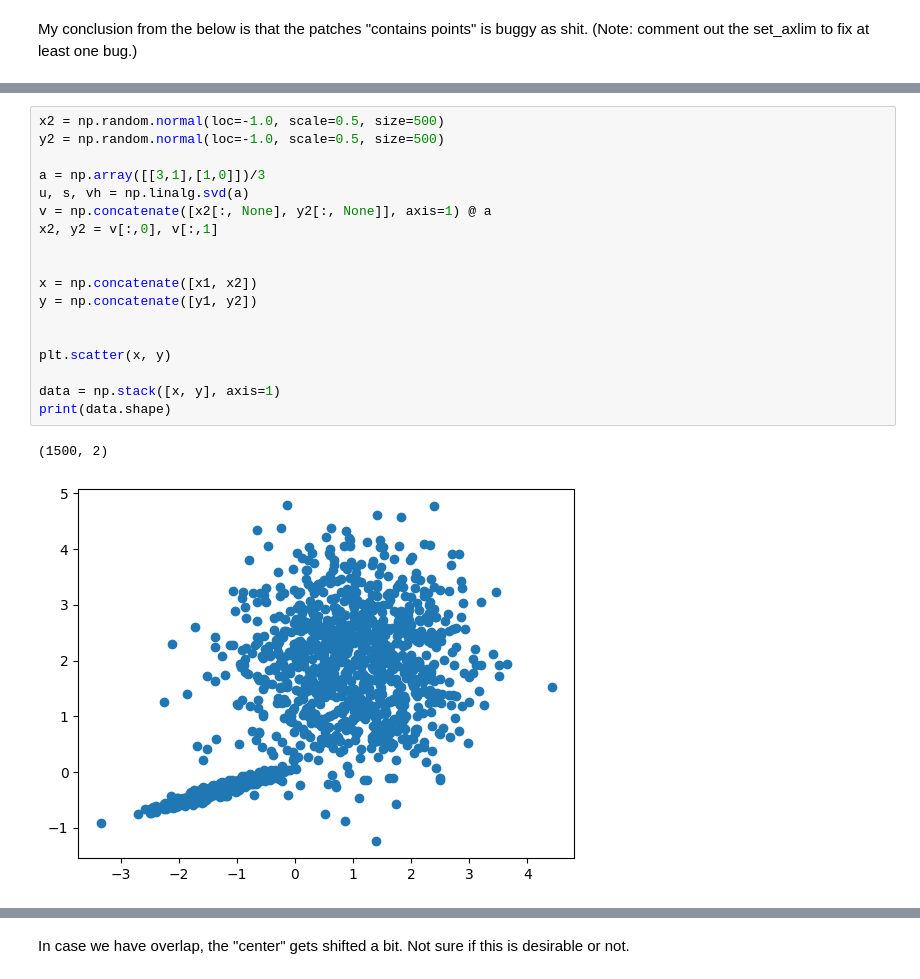
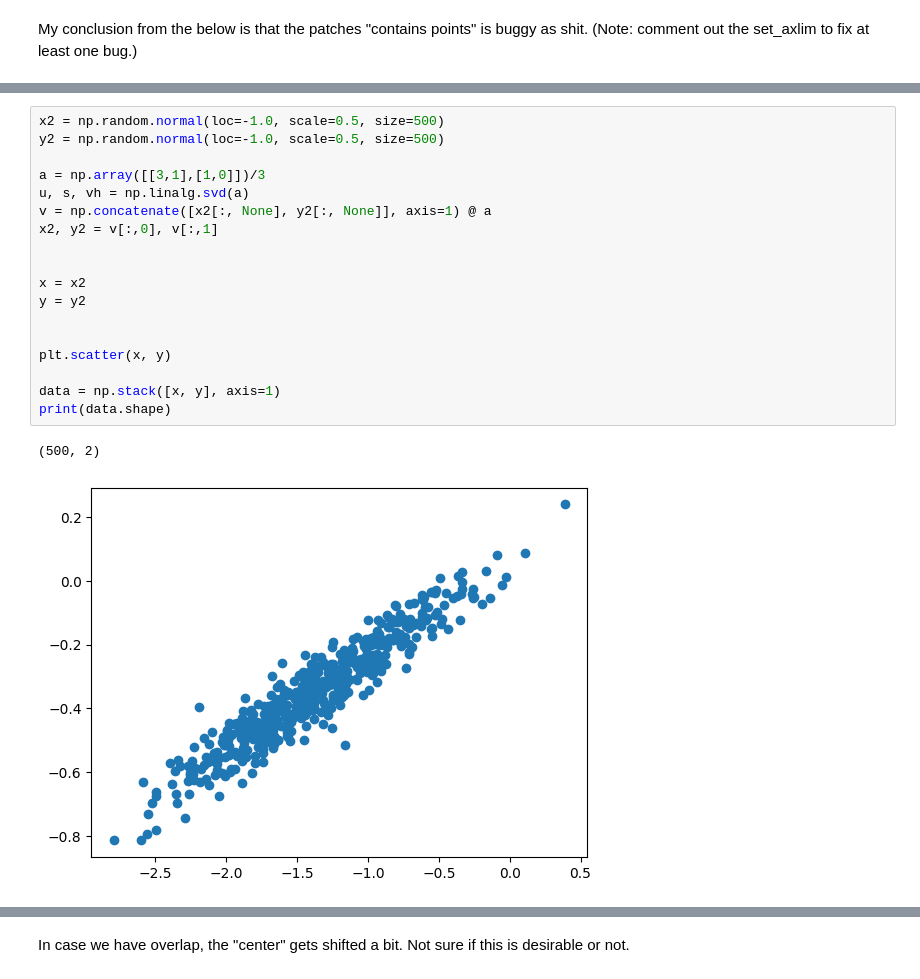
Before and after one commit to chenhi/groove_gang, a Jupyter notebook: intra_clustering.ipynb, the cells around one changed output, grey strips where cells are left out. Drawn from its saved outputs; the diff is of its cells as text.

```diff
--- a/intra_clustering.ipynb
+++ b/intra_clustering.ipynb
@@ -171,21 +176,21 @@ for p in patches:
 # %%
 x2 = np.random.normal(loc=-1.0, scale=0.5, size=500)
 y2 = np.random.normal(loc=-1.0, scale=0.5, size=500)
 
 a = np.array([[3,1],[1,0]])/3
 u, s, vh = np.linalg.svd(a)
 v = np.concatenate([x2[:, None], y2[:, None]], axis=1) @ a
 x2, y2 = v[:,0], v[:,1]
 
 
-x = np.concatenate([x1, x2])
-y = np.concatenate([y1, y2])
+x = x2
+y = y2
 
 
 plt.scatter(x, y)
 
 data = np.stack([x, y], axis=1)
 print(data.shape)
 # %% [output]
-(1500, 2)
+(500, 2)
-[figure, old version]
+[figure, new version]
```
Also changed, not shown: parts of 15 cells of this notebook.
